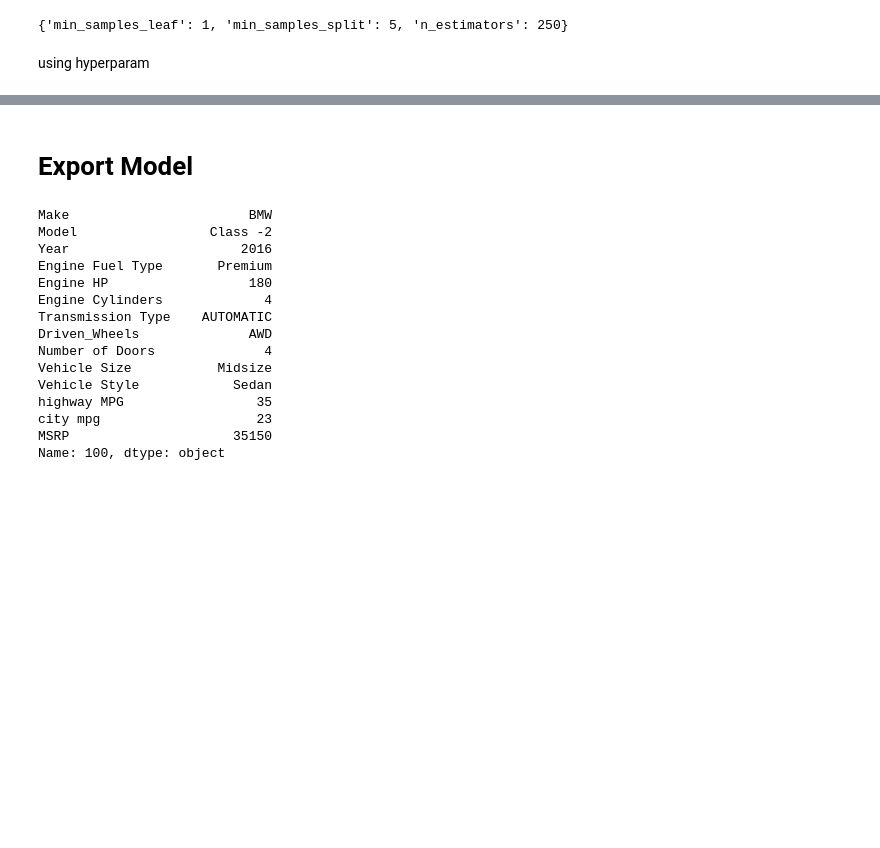
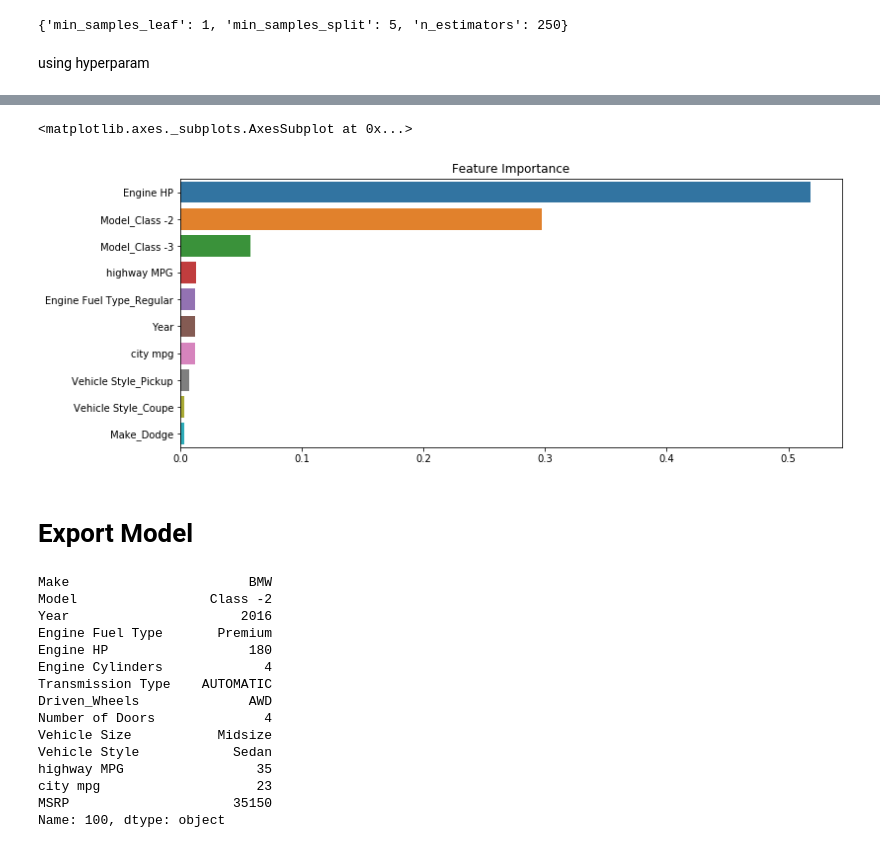
Before and after one commit to mutaharrikihsan12/Data-Science-Price-Predictor, a Jupyter notebook: Taharauto - Car Price Prediction/Car_Project_Modelling_Fix.ipynb, the cells around one changed output, grey strips where cells are left out. Drawn from its saved outputs; the diff is of its cells as text; code cells hidden in the pictures; blank space fills up the shorter version.

```diff
--- a/Taharauto - Car Price Prediction/Car_Project_Modelling_Fix.ipynb
+++ b/Taharauto - Car Price Prediction/Car_Project_Modelling_Fix.ipynb
@@ -562,3 +690,11 @@ fix_model = RandomForestRegressor(min_samples_leaf=1, min_samples_split=5, n_est
+# %%
+feat_importance = pd.Series(model_3.feature_importances_,index=new_x2.columns).sort_values(ascending=False).head(10)
+plt.figure(figsize=(12,5))
+plt.title('Feature Importance')
+sns.barplot(x=feat_importance.values,y=feat_importance.index)
+# %% [output]
+<matplotlib.axes._subplots.AxesSubplot at 0x...>
+[figure, added]
 # %% [markdown]
 # Export Model
 # %%
```
Also changed, not shown: parts of 34 cells of this notebook, 2 other files.
